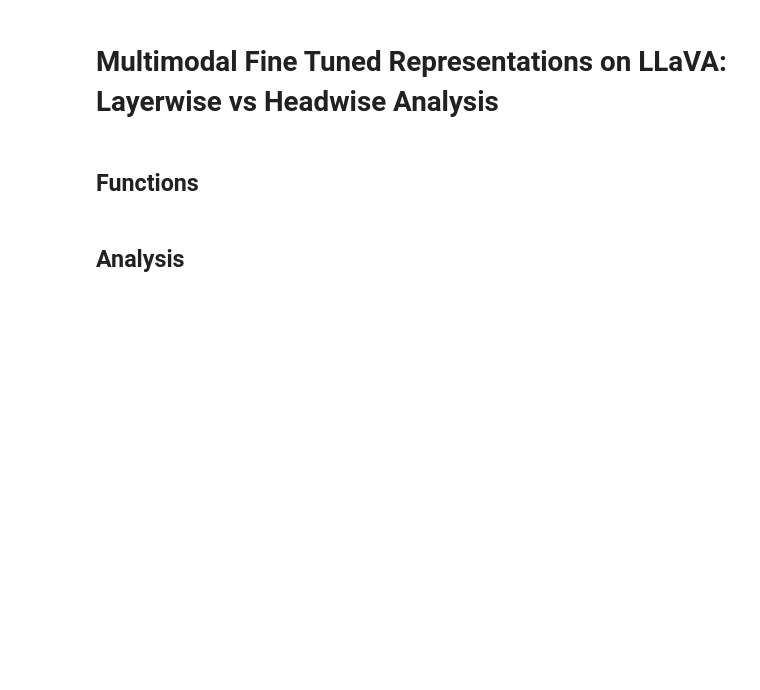
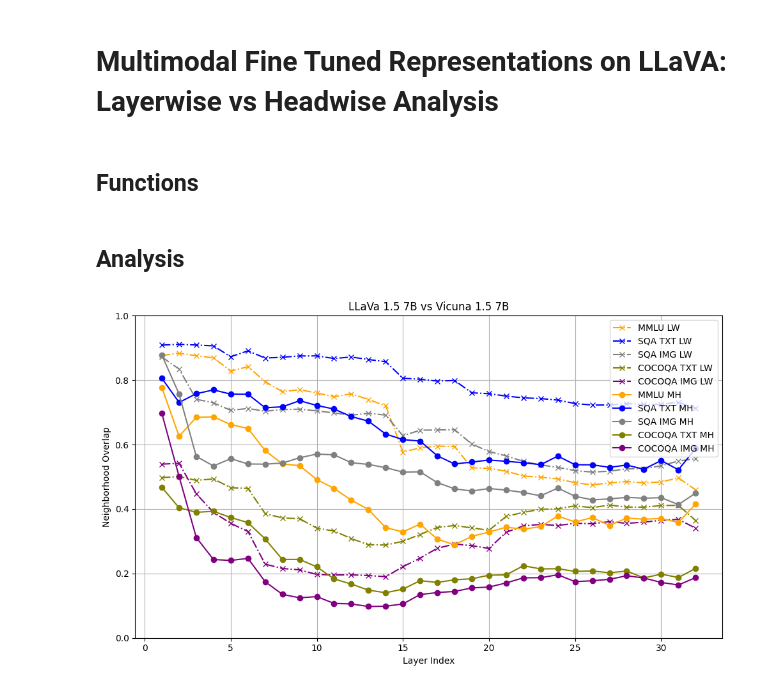
Before and after one commit to luisfpal/LLaVA_Representations_Analysis, a Jupyter notebook: notebooks/analyze_heads_representations.ipynb, the cells around one changed output. Drawn from its saved outputs; the diff is of its cells as text; code cells hidden in the pictures; blank space fills up the shorter version.

Commit message:
Overlaps recomputed with full chat template and on COCOQA.

```diff
--- a/notebooks/analyze_heads_representations.ipynb
+++ b/notebooks/analyze_heads_representations.ipynb
@@ -434,0 +65,12 @@ values = (
+# %%
+heads_rep_mmlu_path = "../results/neighborhood_overlaps/heads_representations/layer-head-overlap_llava-hf_llava-1.5-7b-hf_vs_lmsys_vicuna-7b-v1.5_mmlu_test_heads_representations_layer-all_token-last_texts-qa_chat-format_qinst-type-singular_guide-text_continue-fm_downsample-2500_seed-42_batch-20_maxk-30.parquet"
+heads_rep_scienceqa_text_path = "../results/neighborhood_overlaps/heads_representations/layer-head-overlap_llava-hf_llava-1.5-7b-hf_vs_lmsys_vicuna-7b-v1.5_ScienceQA_test_heads_representations_layer-all_token-last_texts-qa_chat-format_qinst-type-singular_guide-text_continue-fm_seed-42_batch-20_maxk-30.parquet"
+heads_rep_scienceqa_images_path = "../results/neighborhood_overlaps/heads_representations/layer-head-overlap_llava-hf_llava-1.5-7b-hf_vs_lmsys_vicuna-7b-v1.5_ScienceQA_test_heads_representations_layer-all_token-last_images-qa_chat-format_qinst-type-singular_guide-text_continue-fm_seed-42_batch-20_maxk-30.parquet"
+heads_rep_cocoqa_text_path = "../results/neighborhood_overlaps/heads_representations/layer-head-overlap_llava-hf_llava-1.5-7b-hf_vs_lmsys_vicuna-7b-v1.5_cocoqa_captioning_restval_heads_representations_layer-all_token-last_texts-qa_chat-format_continue-fm_downsample-2500_seed-42_batch-20_maxk-30.parquet"
+heads_rep_cocoqa_image_path = "../results/neighborhood_overlaps/heads_representations/layer-head-overlap_llava-hf_llava-1.5-7b-hf_vs_lmsys_vicuna-7b-v1.5_cocoqa_captioning_restval_heads_representations_layer-all_token-last_images-qa_chat-format_continue-fm_downsample-2500_seed-42_batch-20_maxk-30.parquet"
+
+layers_rep_mmlu_path = "../results/neighborhood_overlaps/layers_representations/layer-overlap_llava-hf_llava-1.5-7b-hf_vs_lmsys_vicuna-7b-v1.5_mmlu_test_layers_representations_layer-all_token-last_texts-qa_chat-format_qinst-type-singular_continue-fm_downsample-2500_seed-42_maxk-30.csv"
+layers_rep_scienceqa_text_path = "../results/neighborhood_overlaps/layers_representations/layer-overlap_llava-hf_llava-1.5-7b-hf_vs_lmsys_vicuna-7b-v1.5_ScienceQA_test_layers_representations_layer-all_token-last_texts-qa_chat-format_qinst-type-singular_continue-fm_seed-42_maxk-30.csv"
+layers_rep_scienceqa_images_path = "../results/neighborhood_overlaps/layers_representations/layer-overlap_llava-hf_llava-1.5-7b-hf_vs_lmsys_vicuna-7b-v1.5_ScienceQA_test_layers_representations_layer-all_token-last_images-qa_chat-format_qinst-type-singular_continue-fm_seed-42_maxk-30.csv"
+layers_rep_cocoqa_text_path = "../results/neighborhood_overlaps/layers_representations/layer-overlap_llava-hf_llava-1.5-7b-hf_vs_lmsys_vicuna-7b-v1.5_cocoqa_captioning_restval_layers_representations_layer-all_token-last_texts-qa_chat-format_continue-fm_downsample-2500_seed-42_maxk-30.csv"
+layers_rep_cocoqa_images_path = "../results/neighborhood_overlaps/layers_representations/layer-overlap_llava-hf_llava-1.5-7b-hf_vs_lmsys_vicuna-7b-v1.5_cocoqa_captioning_restval_layers_representations_layer-all_token-last_images-qa_chat-format_continue-fm_downsample-2500_seed-42_maxk-30.csv"
@@ -434,0 +176,15 @@ values = (
+# %%
+plot_overlap(
+    data_dict={
+        **layerwise_overlap_data_dict,
+        **heads_overlap_data_dict,
+    },
+    plot_params_dict={
+        **layerwise_overlap_plot_params_dict,
+        **heads_overlap_plot_params_dict,
+    },
+    figsize=(10, 6),
+    title="LLaVa 1.5 7B vs Vicuna 1.5 7B",
+)
+# %% [output]
+[figure, added]
```
Also changed, not shown: parts of 26 cells of this notebook, 57 other files.
